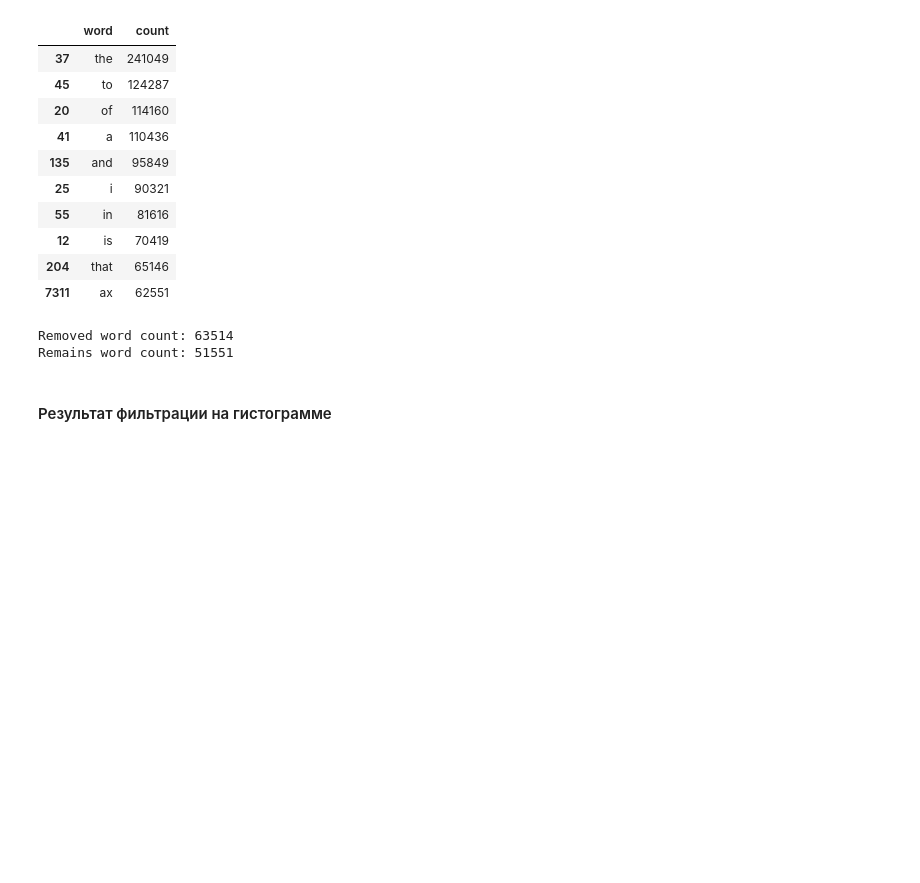
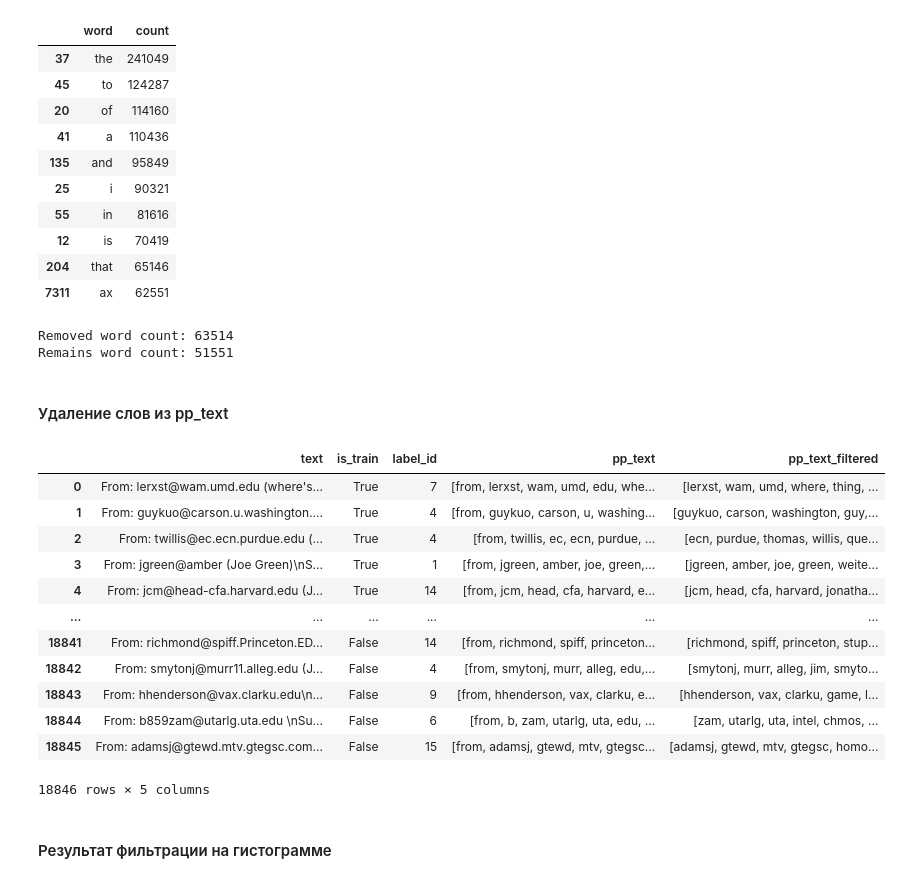
Before and after one commit to Laiser399/10s-Python-MLLabs, a Jupyter notebook: 03-data-ml.ipynb, the cells around one changed output. Saved outputs shown, nothing was run; the diff lists cells and outputs as text; code cells hidden in the pictures; blank space fills up the shorter version.

```diff
--- a/03-data-ml.ipynb
+++ b/03-data-ml.ipynb
@@ -346,6 +347,32 @@ print(f'Remains word count: {vocabulary_filtered.shape[0]}')
 # %% [output]
 Removed word count: 63514
 Remains word count: 51551
+# %% [markdown]
+#### Удаление слов из pp_text
+# %%
+removed_words_set = set(removed_words['word'])
+def filter_words(words):
+    return list(filter(
+        lambda x: x not in removed_words_set,
+        words
+    ))
+
+data['pp_text_filtered'] = data.apply(lambda x: filter_words(x['pp_text']), axis=1)
+data
+# %% [output]
+|  | text | is_train | label_id | pp_text | pp_text_filtered |
+| 0 | From: lerxst@wam.umd.edu (where's... | True | 7 | [from, lerxst, wam, umd, edu, whe... | [lerxst, wam, umd, where, thing, ... |
+| 1 | From: guykuo@carson.u.washington.... | True | 4 | [from, guykuo, carson, u, washing... | [guykuo, carson, washington, guy,... |
+| 2 | From: twillis@ec.ecn.purdue.edu (... | True | 4 | [from, twillis, ec, ecn, purdue, ... | [ecn, purdue, thomas, willis, que... |
+| 3 | From: jgreen@amber (Joe Green)\nS... | True | 1 | [from, jgreen, amber, joe, green,... | [jgreen, amber, joe, green, weite... |
+| 4 | From: jcm@head-cfa.harvard.edu (J... | True | 14 | [from, jcm, head, cfa, harvard, e... | [jcm, head, cfa, harvard, jonatha... |
+| ... | ... | ... | ... | ... | ... |
+| 18841 | From: richmond@spiff.Princeton.ED... | False | 14 | [from, richmond, spiff, princeton... | [richmond, spiff, princeton, stup... |
+| 18842 | From: smytonj@murr11.alleg.edu (J... | False | 4 | [from, smytonj, murr, alleg, edu,... | [smytonj, murr, alleg, jim, smyto... |
+| 18843 | From: hhenderson@vax.clarku.edu\n... | False | 9 | [from, hhenderson, vax, clarku, e... | [hhenderson, vax, clarku, game, l... |
+| 18844 | From: b859zam@utarlg.uta.edu \nSu... | False | 6 | [from, b, zam, utarlg, uta, edu, ... | [zam, utarlg, uta, intel, chmos, ... |
+| 18845 | From: adamsj@gtewd.mtv.gtegsc.com... | False | 15 | [from, adamsj, gtewd, mtv, gtegsc... | [adamsj, gtewd, mtv, gtegsc, homo... |
+18846 rows × 5 columns
 # %% [markdown]
 #### Результат фильтрации на гистограмме
 # %%
```
Also changed, not shown: parts of 84 cells of this notebook.
